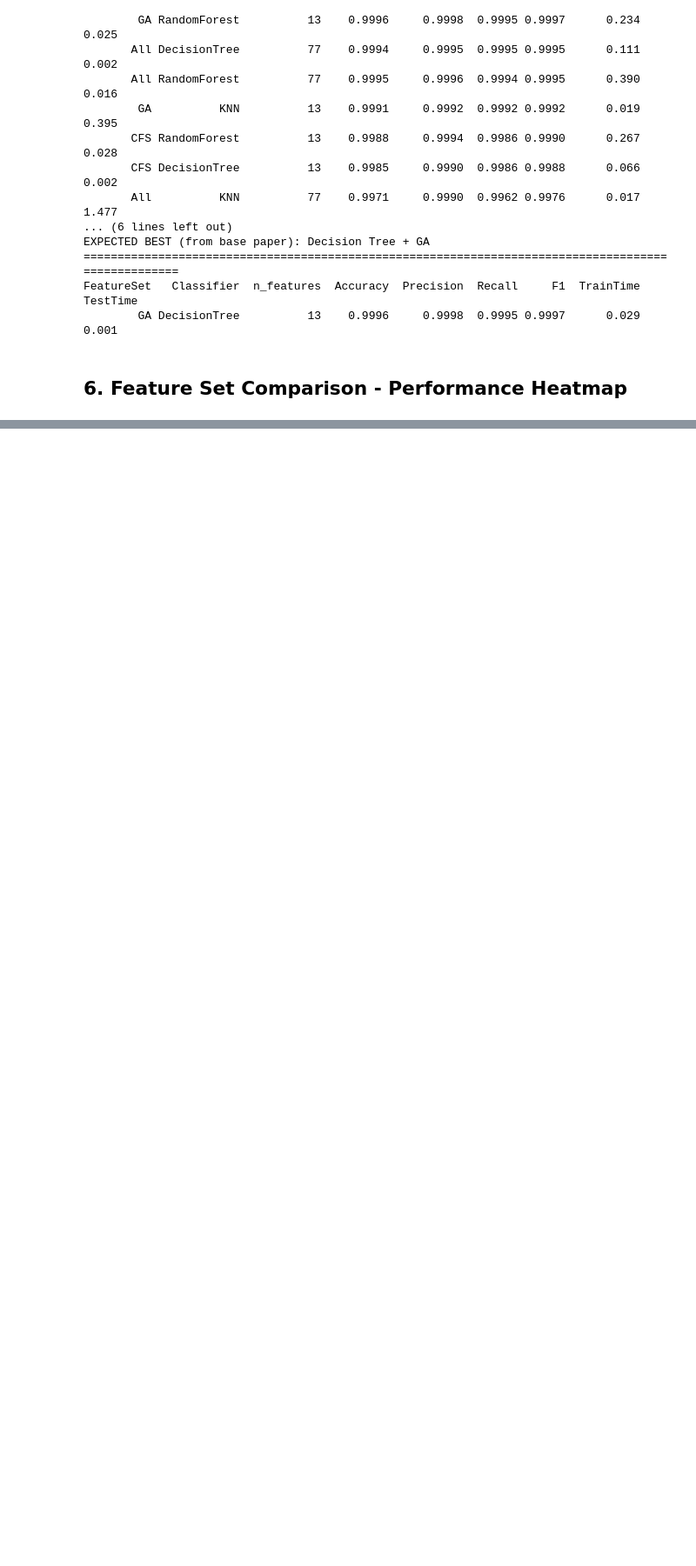
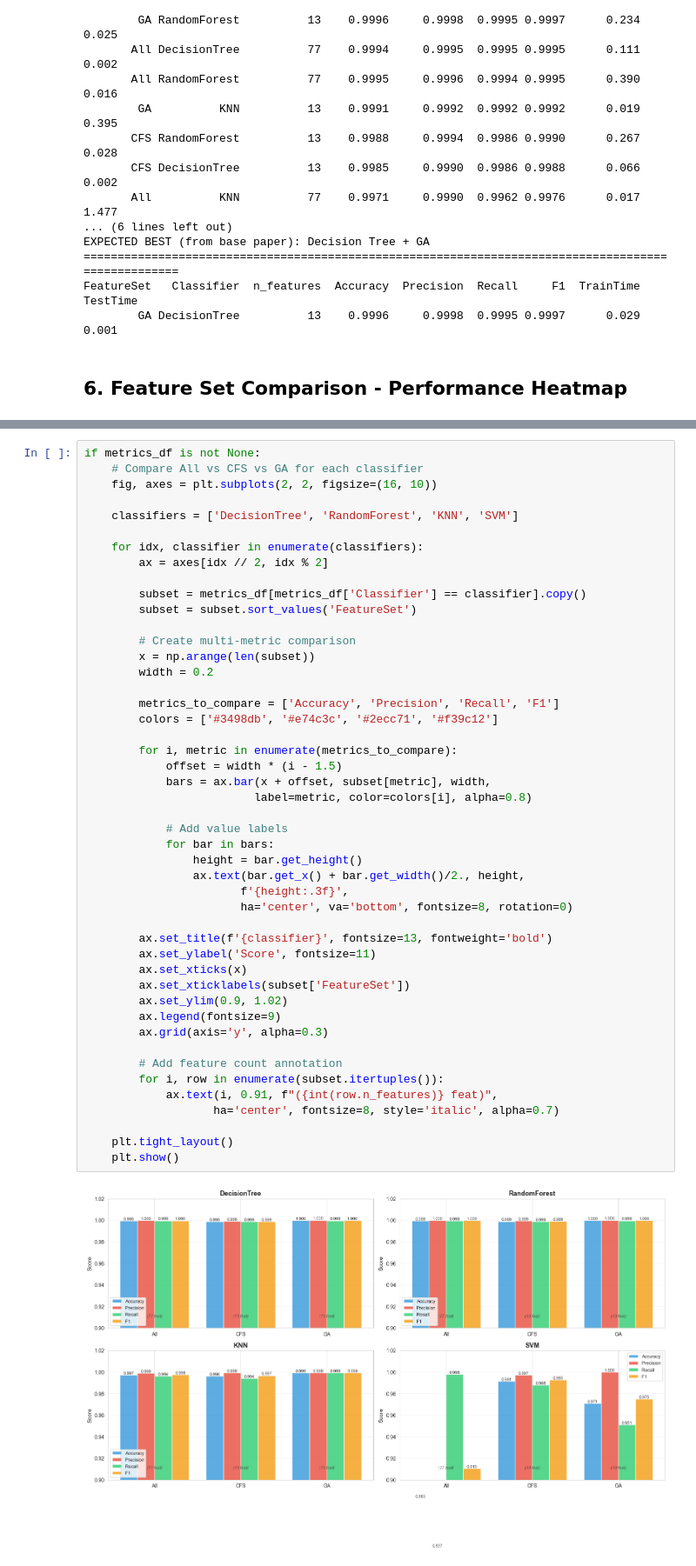
Before and after one commit to manal-aamir/Cnet-Project, a Jupyter notebook: notebooks/results.ipynb, the cells around one changed output, grey strips where cells are left out. Shown at 87% size. Saved outputs shown, nothing was run; the diff lists cells and outputs as text; blank space fills up the shorter version.

```diff
--- a/notebooks/results.ipynb
+++ b/notebooks/results.ipynb
@@ -234,0 +362,49 @@ FeatureSet   Classifier  n_features  Accuracy  Precision  Recall     F1  TrainTi
+# %%
+if metrics_df is not None:
+    # Compare All vs CFS vs GA for each classifier
+    fig, axes = plt.subplots(2, 2, figsize=(16, 10))
+
+    classifiers = ['DecisionTree', 'RandomForest', 'KNN', 'SVM']
+
+    for idx, classifier in enumerate(classifiers):
+        ax = axes[idx // 2, idx % 2]
+
+        subset = metrics_df[metrics_df['Classifier'] == classifier].copy()
+        subset = subset.sort_values('FeatureSet')
+
+        # Create multi-metric comparison
+        x = np.arange(len(subset))
+        width = 0.2
+
+        metrics_to_compare = ['Accuracy', 'Precision', 'Recall', 'F1']
+        colors = ['#3498db', '#e74c3c', '#2ecc71', '#f39c12']
+
+        for i, metric in enumerate(metrics_to_compare):
+            offset = width * (i - 1.5)
+            bars = ax.bar(x + offset, subset[metric], width,
+                         label=metric, color=colors[i], alpha=0.8)
+
+            # Add value labels
+            for bar in bars:
+                height = bar.get_height()
+                ax.text(bar.get_x() + bar.get_width()/2., height,
+                       f'{height:.3f}',
+                       ha='center', va='bottom', fontsize=8, rotation=0)
+
+        ax.set_title(f'{classifier}', fontsize=13, fontweight='bold')
+        ax.set_ylabel('Score', fontsize=11)
+        ax.set_xticks(x)
+        ax.set_xticklabels(subset['FeatureSet'])
+        ax.set_ylim(0.9, 1.02)
+        ax.legend(fontsize=9)
+        ax.grid(axis='y', alpha=0.3)
+
+        # Add feature count annotation
+        for i, row in enumerate(subset.itertuples()):
+            ax.text(i, 0.91, f"({int(row.n_features)} feat)",
+                   ha='center', fontsize=8, style='italic', alpha=0.7)
+
+    plt.tight_layout()
+    plt.show()
+# %% [output]
+[figure, added]
```
Also changed, not shown: parts of 10 cells of this notebook.
